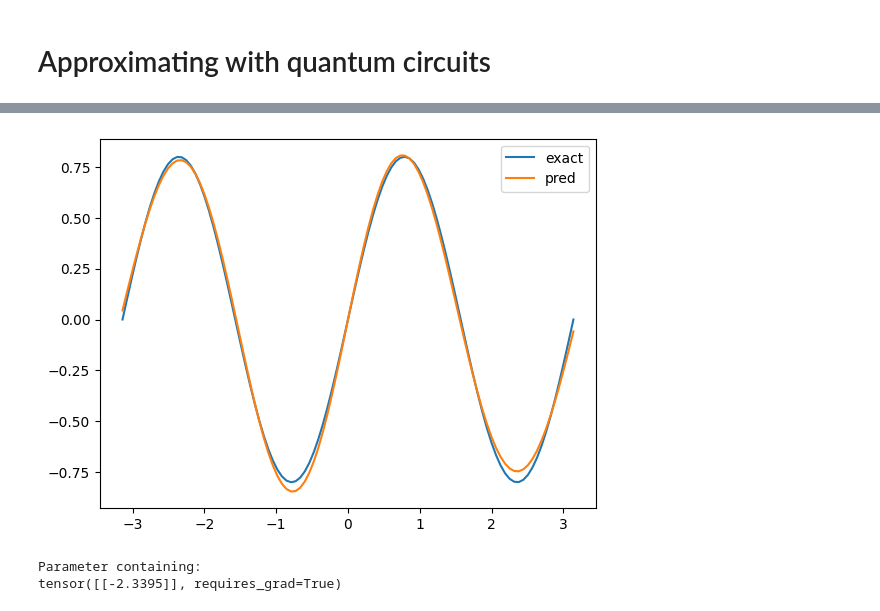
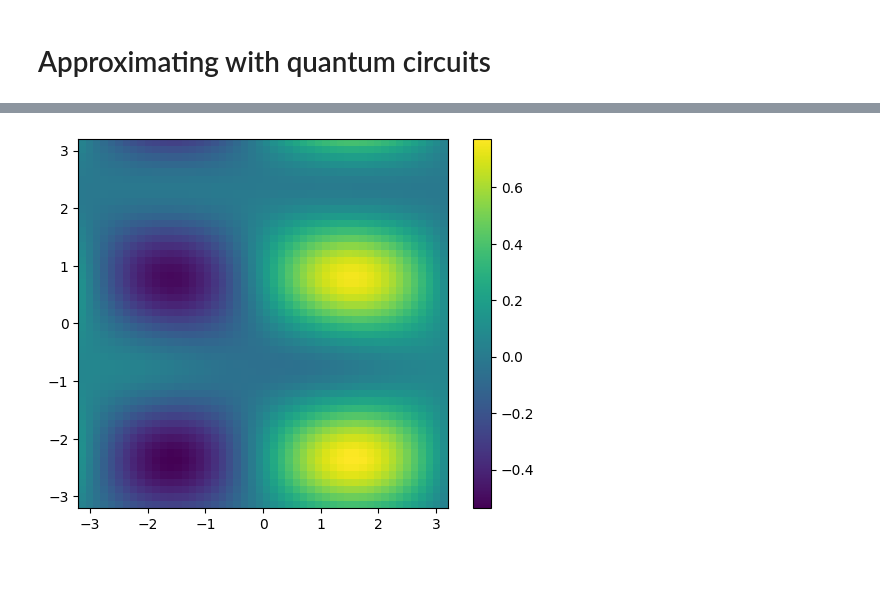
Before and after one commit to sedykh-ag/kovasznay, a Jupyter notebook: q_approx_2D.ipynb, the cells around one changed output, grey strips where cells are left out. Saved outputs shown, nothing was run; the diff lists cells and outputs as text; code cells hidden in the pictures; blank space fills up the shorter version.

```diff
--- a/q_approx_2D.ipynb
+++ b/q_approx_2D.ipynb
@@ -26,7 +26,9 @@ xg, yg = np.meshgrid(xs, ys)
 X = np.hstack([xg.reshape(-1, 1), yg.reshape(-1, 1)])
 # %%
 def plot2D(func):
-    s = func(X).reshape(n_points, n_points)
+    x = torch.tensor(X, dtype=float)
+    with torch.no_grad():
+        s = func(x).reshape(n_points, n_points)
 
     fig = plt.figure()
     ax = plt.gca()
@@ -47,19 +49,27 @@ n_depth = 1
 
 dev = qml.device("lightning.qubit", wires=n_qubits)
 
+def L(w):
+    # (n_layers, n_qubits, 2)
+    for l in range(n_layers):
+        qml.AngleEmbedding(w[l, :, 0], wires=range(n_qubits), rotation="X")
+        qml.AngleEmbedding(w[l, :, 1], wires=range(n_qubits), rotation="Z")
+        for j in range(n_qubits):
+            qml.CNOT(wires=[j, (j+1) % n_qubits])
+
 @qml.qnode(dev, interface="torch", diff_method="adjoint")
 def circuit(inputs, weights):
 
-    qml.StronglyEntanglingLayers(weights[0], wires=range(n_qubits))
+    L(weights[0])
 
     for d in range(n_depth):
         for i in range(n_qubits):
             qml.RX(inputs[i % 2], wires=i)
-        qml.StronglyEntanglingLayers(weights[d + 1], wires=range(n_qubits))
+        L(weights[d+1])
 
     return [qml.expval(qml.PauliZ(0))]
 
-weight_shapes = {"weights": (n_depth + 1, n_layers, n_qubits, 3)}
+weight_shapes = {"weights": (n_depth + 1, n_layers, n_qubits, 2)}
 # %%
 print(qml.draw(circuit, expansion_strategy="device")(inputs=torch.arange(2),
                                                      weights=torch.rand(weight_shapes["weights"])))
@@ -114,9 +126,4 @@ epoch: 20, loss: 0.16116026043891907
-# %%
-plot(net, f)
-# %% [output]
-[figure, removed]
-# %%
-net._modules["dec"].weight
-# %% [output]
-Parameter containing:
-tensor([[-2.3395]], requires_grad=True)
+# %%
+plot2D(net)
+# %% [output]
+[figure, added]
```
Also changed, not shown: parts of 2 cells of this notebook, 2 other files.
